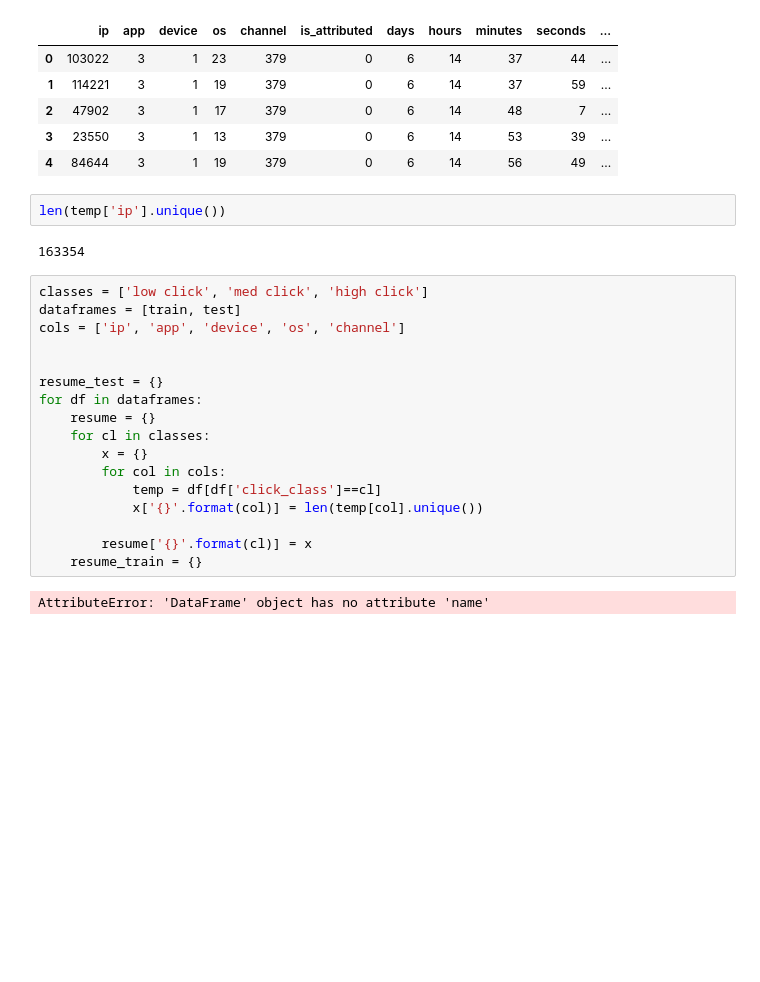
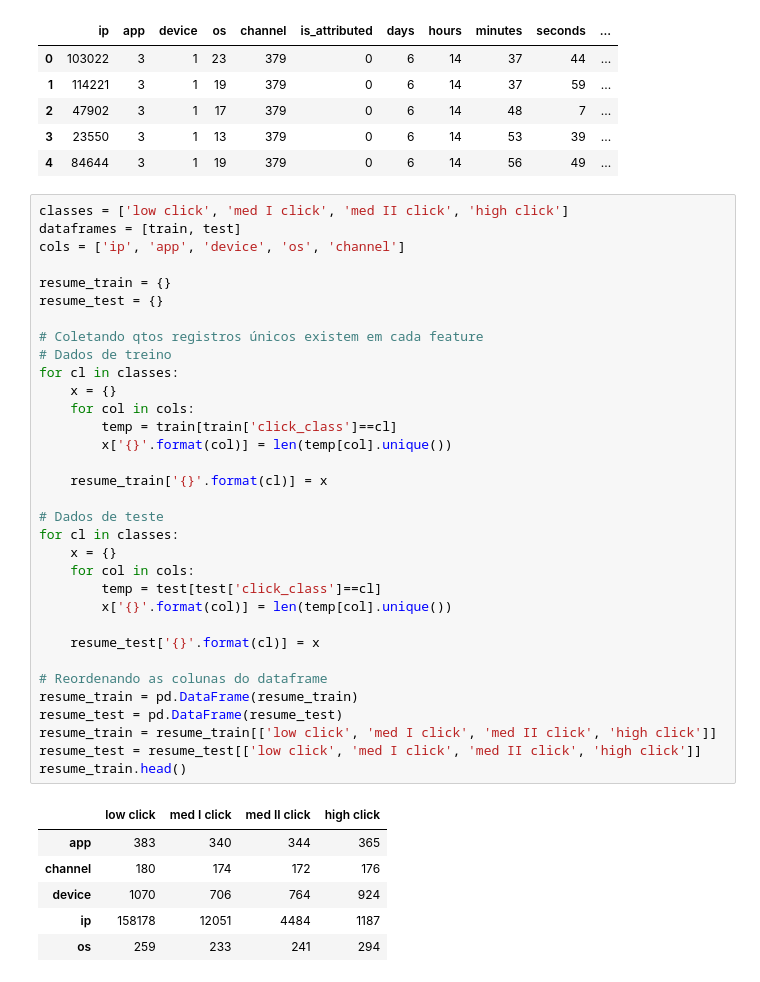
Before and after one commit to rgriva/Kaggle, a Jupyter notebook: EDA-A.ipynb, the cells around one changed output. Cells and saved outputs as stored; diff of their text form; blank space fills up the shorter version.

```diff
--- a/EDA-A.ipynb
+++ b/EDA-A.ipynb
@@ -250,26 +250,43 @@ train.head()
 | 2 | 47902 | 3 | 1 | 17 | 379 | 0 | 6 | 14 | 48 | 7 | ... |
 | 3 | 23550 | 3 | 1 | 13 | 379 | 0 | 6 | 14 | 53 | 39 | ... |
 | 4 | 84644 | 3 | 1 | 19 | 379 | 0 | 6 | 14 | 56 | 49 | ... |
-# %%
-len(temp['ip'].unique())
-# %% [output]
-163354
 # %%
-classes = ['low click', 'med click', 'high click']
+classes = ['low click', 'med I click', 'med II click', 'high click']
 dataframes = [train, test]
 cols = ['ip', 'app', 'device', 'os', 'channel']
 
+resume_train = {}
+resume_test = {}
 
-resume_test = {}
-for df in dataframes:
-    resume = {}
-    for cl in classes:
-        x = {}
-        for col in cols:
-            temp = df[df['click_class']==cl]
-            x['{}'.format(col)] = len(temp[col].unique())
+# Coletando qtos registros únicos existem em cada feature
+# Dados de treino
+for cl in classes:
+    x = {}
+    for col in cols:
+        temp = train[train['click_class']==cl]
+        x['{}'.format(col)] = len(temp[col].unique())
 
-        resume['{}'.format(cl)] = x
-    resume_train = {}
+    resume_train['{}'.format(cl)] = x
+
+# Dados de teste
+for cl in classes:
+    x = {}
+    for col in cols:
+        temp = test[test['click_class']==cl]
+        x['{}'.format(col)] = len(temp[col].unique())
+
+    resume_test['{}'.format(cl)] = x
+
+# Reordenando as colunas do dataframe
+resume_train = pd.DataFrame(resume_train)
+resume_test = pd.DataFrame(resume_test)
+resume_train = resume_train[['low click', 'med I click', 'med II click', 'high click']]
+resume_test = resume_test[['low click', 'med I click', 'med II click', 'high click']]
+resume_train.head()
 # %% [output]
-AttributeError: 'DataFrame' object has no attribute 'name'
+|  | low click | med I click | med II click | high click |
+| app | 383 | 340 | 344 | 365 |
+| channel | 180 | 174 | 172 | 176 |
+| device | 1070 | 706 | 764 | 924 |
+| ip | 158178 | 12051 | 4484 | 1187 |
+| os | 259 | 233 | 241 | 294 |
```
Also changed, not shown: parts of 9 cells of this notebook.
